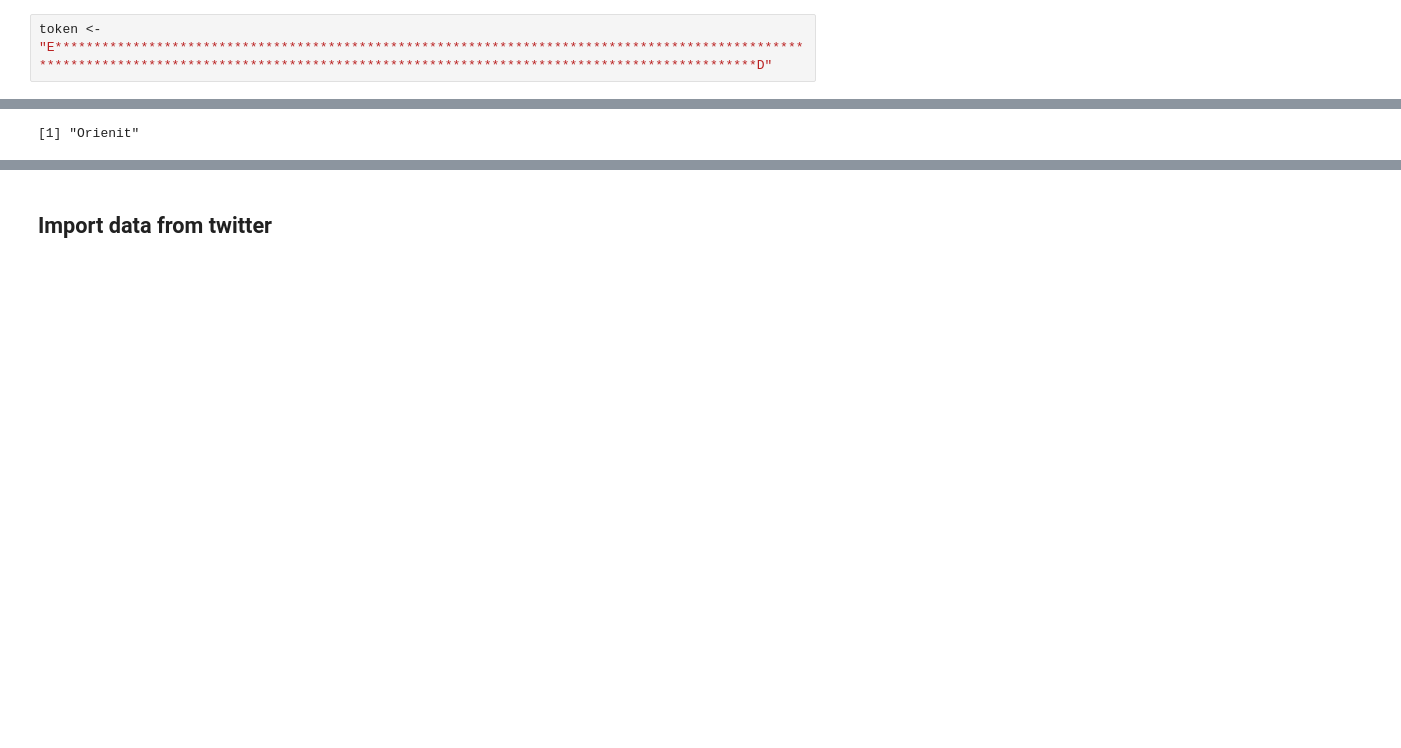
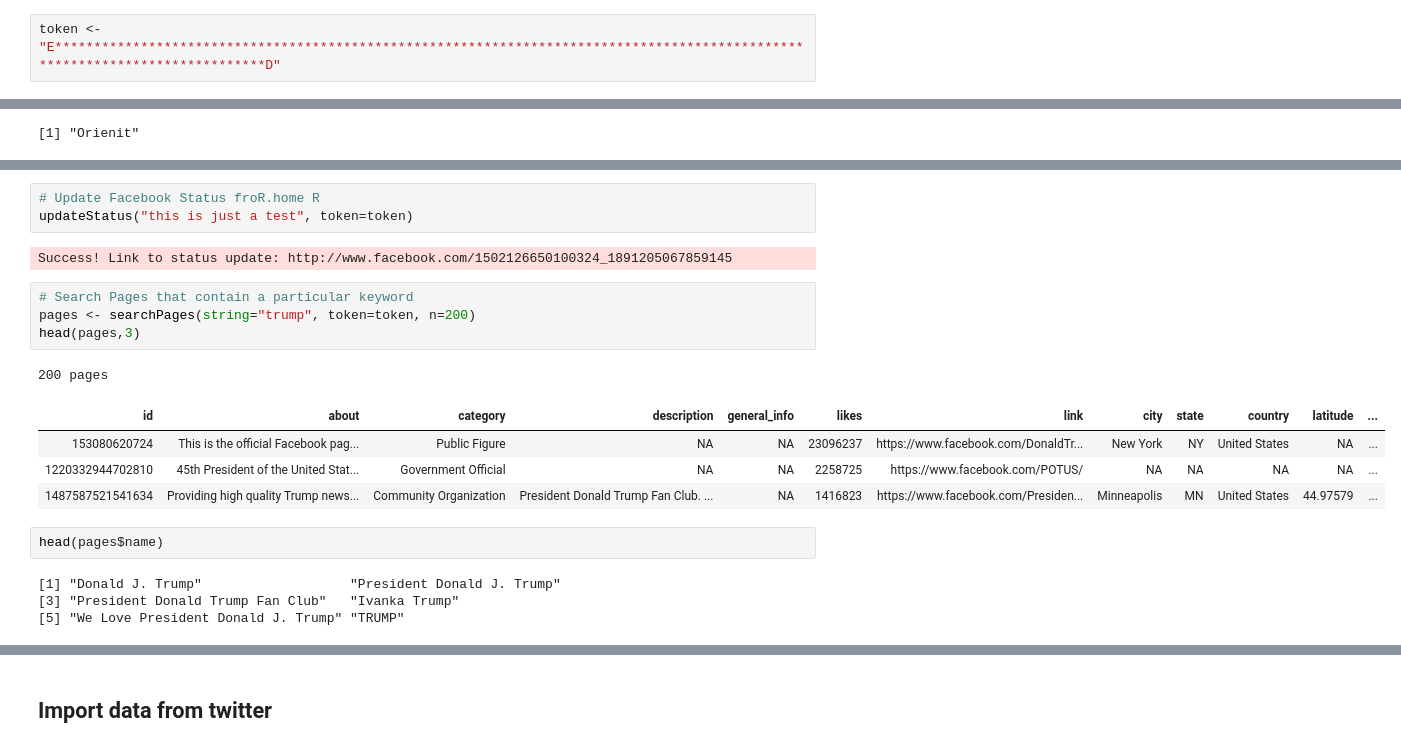
Before and after one commit to DataScienceNonProfitOrg/LIT-01, a Jupyter notebook: Data-Importing/Slides2.ipynb, the cells around one changed output, grey strips where cells are left out. Cells and saved outputs as stored; diff of their text form; blank space fills up the shorter version.

```diff
--- a/Data-Importing/Slides2.ipynb
+++ b/Data-Importing/Slides2.ipynb
@@ -215,4 +215,4 @@ The following object is masked from 'package:methods':
 
     getGroup
 # %%
-token <- "E********************************************************************************************************************************************************************************************D"
+token <- "E*****************************************************************************************************************************D"
@@ -259,0 +278,21 @@ Married  Single
+# %%
+# Update Facebook Status froR.home R
+updateStatus("this is just a test", token=token)
+# %% [output]
+Success! Link to status update: http://www.facebook.com/1502126650100324_1891205067859145
+# %%
+# Search Pages that contain a particular keyword
+pages <- searchPages(string="trump", token=token, n=200)
+head(pages,3)
+# %% [output]
+200 pages
+| id | about | category | description | general_info | likes | link | city | state | country | latitude | ... |
+| 153080620724 | This is the official Facebook pag... | Public Figure | NA | NA | 23096237 | https://www.facebook.com/DonaldTr... | New York | NY | United States | NA | ... |
+| 1220332944702810 | 45th President of the United Stat... | Government Official | NA | NA | 2258725 | https://www.facebook.com/POTUS/ | NA | NA | NA | NA | ... |
+| 1487587521541634 | Providing high quality Trump news... | Community Organization | President Donald Trump Fan Club. ... | NA | 1416823 | https://www.facebook.com/Presiden... | Minneapolis | MN | United States | 44.97579 | ... |
+# %%
+head(pages$name)
+# %% [output]
+[1] "Donald J. Trump"                   "President Donald J. Trump"
+[3] "President Donald Trump Fan Club"   "Ivanka Trump"
+[5] "We Love President Donald J. Trump" "TRUMP"
```
Also changed, not shown: parts of 6 cells of this notebook.
